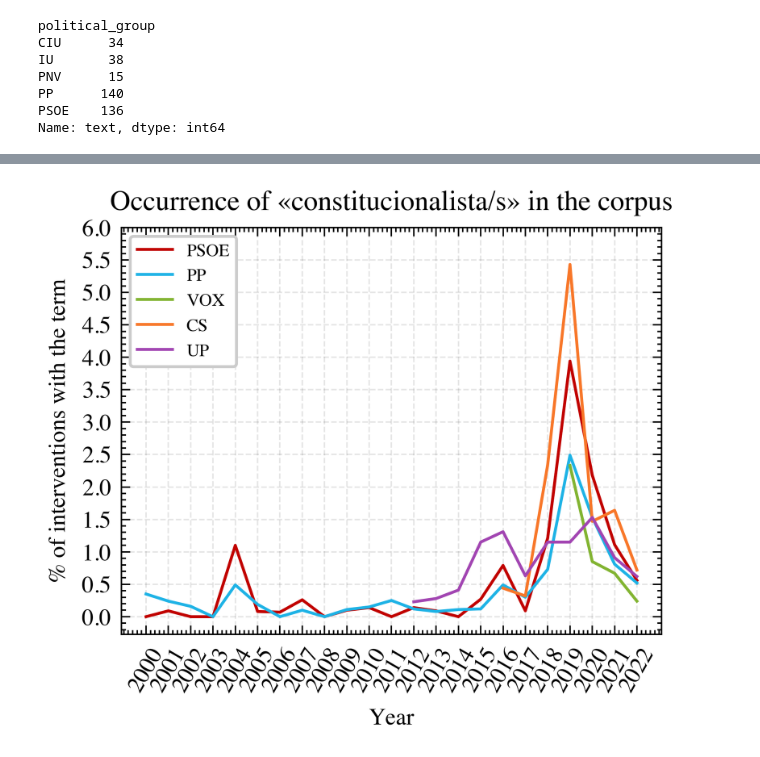
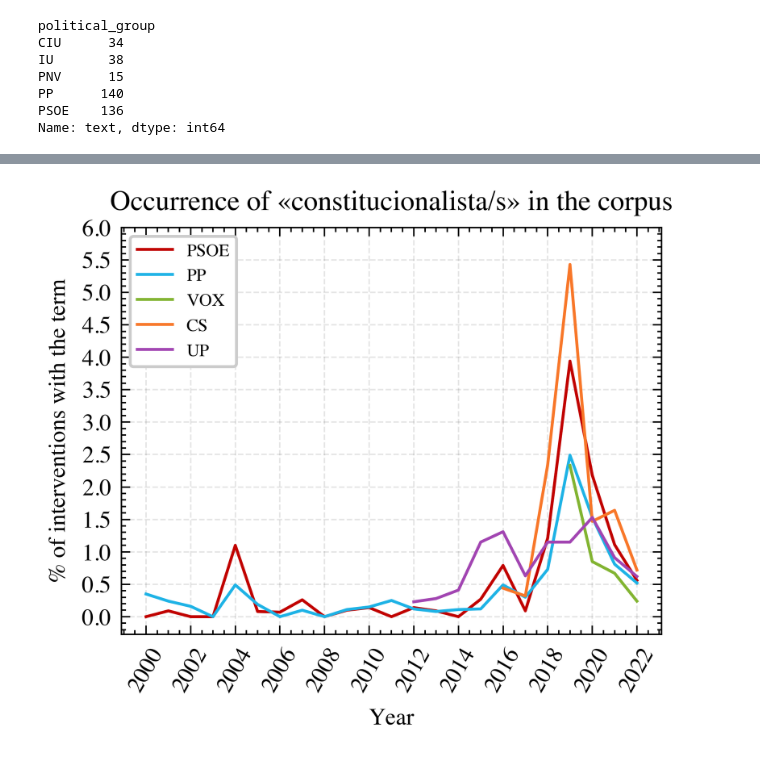
Before and after one commit to dibuja/polarisation-nlp, a Jupyter notebook: notebooks/term_propagation.ipynb, the cells around one changed output, grey strips where cells are left out. Drawn from its saved outputs; the diff is of its cells as text; code cells hidden in the pictures.

```diff
--- a/notebooks/term_propagation.ipynb
+++ b/notebooks/term_propagation.ipynb
@@ -100,35 +100,36 @@ UP = [np.nan, np.nan, np.nan, np.nan, np.nan,
       1.15, 1.31, 0.63, 1.15, 1.15, 1.53,
       0.91, 0.62]
 
 PSOE = [0, 0.09, 0, 0, 1.1, 0.08,
         0.07, 0.26, 0, 0.1, 0.14,
         0, 0.14, 0.09, 0, 0.27,
         0.79, 0.09, 1.21, 3.94, 2.18,
         1.11, 0.56]
 
 
 
 ax.plot(years, PSOE, label='PSOE', c='#c10200')
 ax.plot(years, PP, label='PP', c='#1eb3e6')
 ax.plot(years, VOX, label='VOX', c='#82b431')
 ax.plot(years, CS, label='CS', c='#f87729')
 ax.plot(years, UP, label='UP', c='#a245b2')
 
 ax.set_xticks(years)
 ax.set_yticks([0, .5, 1, 1.5, 2, 2.5, 3, 3.5, 4, 4.5, 5, 5.5, 6])
-ax.set_xticklabels(years, rotation=60)  # , ha='right')
+ax.set_xticks(range(2000, 2023, 2), rotation=60)  # , ha='right')
+ax.set_xticklabels(range(2000, 2023, 2), rotation=60)  # , ha='right')
 ax.grid(alpha=.1)
 
 # Titles
 ax.set_xlabel('Year')
 ax.set_ylabel(f'% of interventions with the term')
 ax.set_title(f'Occurrence of «constitucionalista/s» in the corpus')
 ax.title.set_weight('bold')
 
 ax.legend(fontsize=6)
 fig.show()
 # %% [output]
-[figure, old version]
+[figure, new version]
 # %%
 # Populista/s.
 
```
Also changed, not shown: 4 other files.
